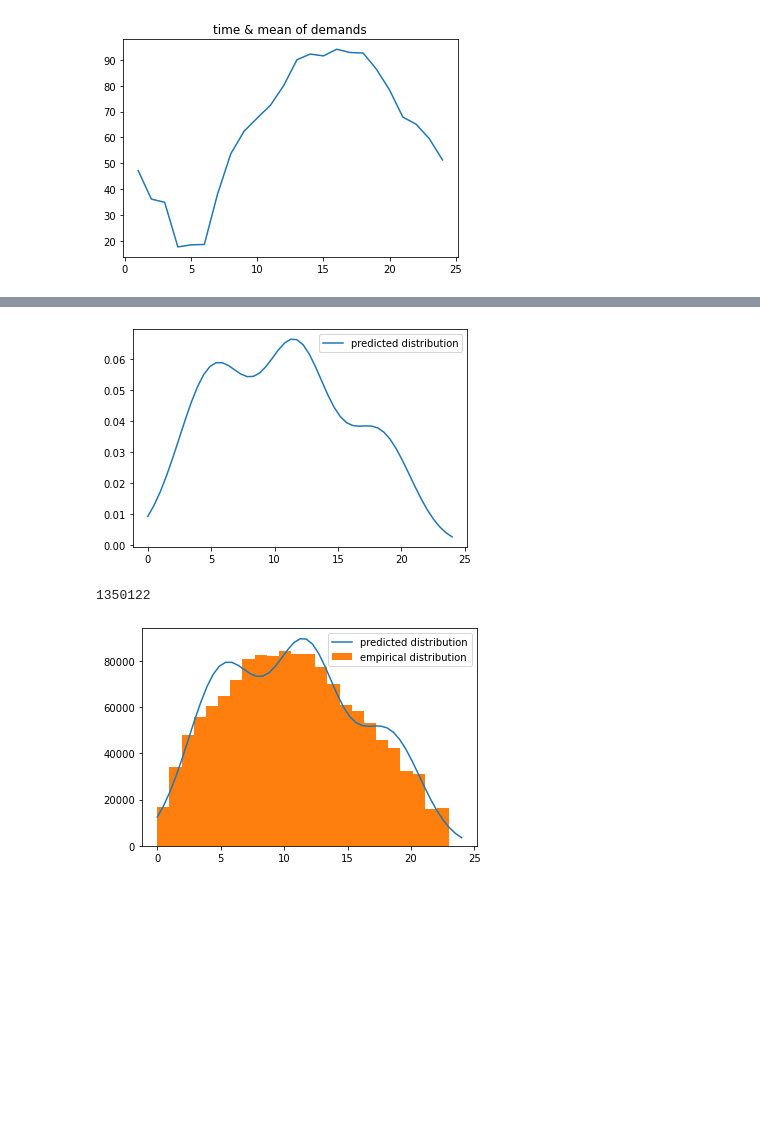
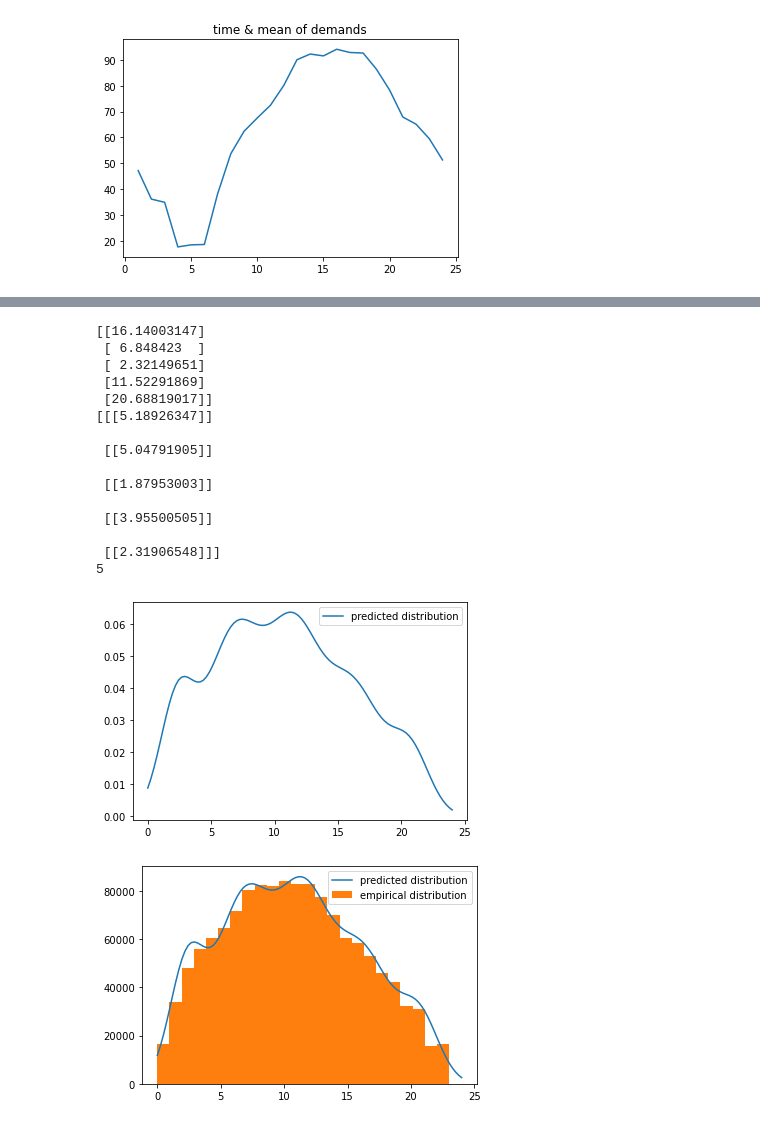
Before and after one commit to Timothy-197/CarRent_SQL-Database-Course-Project, a Jupyter notebook: data_mining/demand_visualize.ipynb, the cells around one changed output, grey strips where cells are left out. Cells and saved outputs as stored; diff of their text form; code cells hidden in the pictures; blank space fills up the shorter version.

```diff
--- a/data_mining/demand_visualize.ipynb
+++ b/data_mining/demand_visualize.ipynb
@@ -92,22 +86,48 @@ print(gmm.covariances_)
 # %%
 # print the gmm distribution
 import scipy.stats as stats
-means = gmm.means_
-vars = gmm.covariances_
-weights = gmm.weights_
 
-x = np.linspace(0, 24)
-y = weights[0]*stats.norm.pdf(x, means[0], np.sqrt(vars[0]))[0]+weights[1]*stats.norm.pdf(x, means[1], np.sqrt(vars[1]))[0]+weights[2]*stats.norm.pdf(x, means[2], np.sqrt(vars[2]))[0]
-plt.plot(x, y, label = 'predicted distribution')
-plt.legend()
-plt.show()
+def visualizeGMM(gmm, data):
+    means = gmm.means_
+    vars = gmm.covariances_
+    weights = gmm.weights_
+    x = np.linspace(0, 24, num=100)
+    y = np.zeros(x.shape)
+    for i in range(0, weights.shape[0]):
+        y += weights[i]*stats.norm.pdf(x, means[i], np.sqrt(vars[i]))[0]
 
-print(len(data))
-plt.plot(x, y*len(data), label = 'predicted distribution')
-plt.hist(data, bins=24, label='empirical distribution')
-plt.legend()
-plt.show()
+    print(weights.shape[0])
+    plt.plot(x, y, label = 'predicted distribution')
+    plt.legend()
+    plt.show()
+
+    plt.plot(x, y*len(data), label = 'predicted distribution')
+    plt.hist(data, bins=24, label='empirical distribution')
+    plt.legend()
+    plt.show()
-# %% [output]
-[figure, removed]
-1350122
-[figure, removed]
+# %%
+"""
+    get the model
+"""
+# for i in range(1, 6):
+#     visualizeGMM(fitGMM(data, i))
+gmm = fitGMM(data, 5)
+visualizeGMM(gmm, data)
+# %% [output]
+[[16.14003147]
+ [ 6.848423  ]
+ [ 2.32149651]
+ [11.52291869]
+ [20.68819017]]
+[[[5.18926347]]
+
+ [[5.04791905]]
+
+ [[1.87953003]]
+
+ [[3.95500505]]
+
+ [[2.31906548]]]
+5
+[figure, added]
+[figure, added]
```
Also changed, not shown: parts of 2 cells of this notebook.
